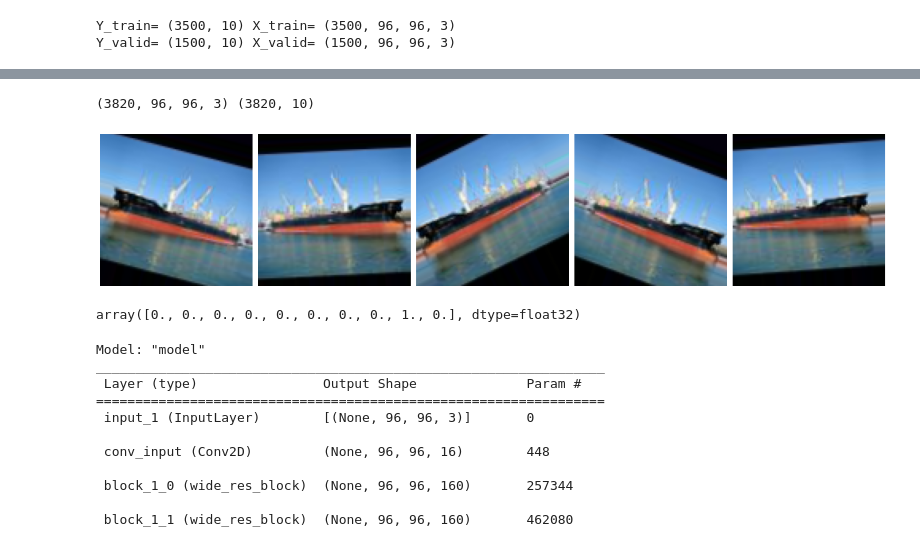
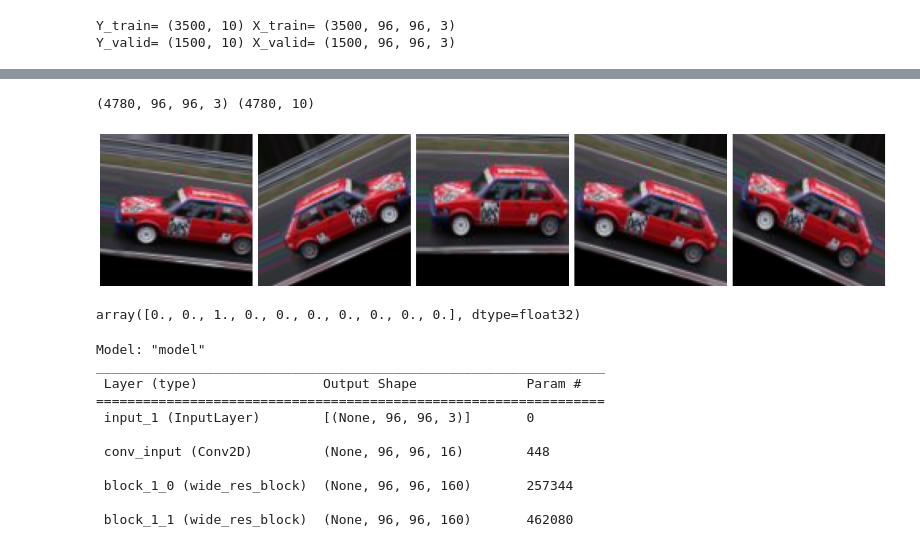
Before and after one commit to UMA314159/-morning4-Image-Classification, a Jupyter notebook: WideResNet.ipynb, the cells around one changed output, grey strips where cells are left out. Cells and saved outputs as stored; diff of their text form; code cells hidden in the pictures.

```diff
--- a/WideResNet.ipynb
+++ b/WideResNet.ipynb
@@ -122,7 +123,9 @@ image_gen = ImageDataGenerator(
     rotation_range=45, #45°回転
     horizontal_flip=True, #水平反転
     width_shift_range=0.1,
-    height_shift_range=0.1
+    height_shift_range=0.1,
+    shear_range=0.1,
+    zoom_range=0.1
 )
 
 #元となるデータ数を増やす
@@ -133,7 +136,7 @@ X = []
 #ラベルデータを格納
 Y = []
 
-for _ in range(10):
+for _ in range(20):
     #データ生成
     X_gen_new , y_gen_new = X_gen.__next__()
     #データを結合
@@ -159,7 +172,7 @@ X_train = X[-1]
 Y_train = Y[-1]
 print(X_train.shape , Y_train.shape)
 # %% [output]
-(3820, 96, 96, 3) (3820, 10)
+(4780, 96, 96, 3) (4780, 10)
 # %%
 #1行5列のグリッド形式で画像をプロットする関数
 def plotImages(images_arr):
@@ -173,14 +186,14 @@ def plotImages(images_arr):
 # %%
 #教師データをまとめる
 train_data_gen = image_gen.flow(X_train , Y_train , batch_size=32, shuffle=False)
-augmented_images = [train_data_gen[15][0][31] for i in range(5)]
+augmented_images = [train_data_gen[15][0][31] for i in range(10)]
 
 #表示
 plotImages(augmented_images)
 train_data_gen[15][1][31]
 # %% [output]
-[figure, old version]
+[figure, new version]
-array([0., 0., 0., 0., 0., 0., 0., 0., 1., 0.], dtype=float32)
+array([0., 0., 1., 0., 0., 0., 0., 0., 0., 0.], dtype=float32)
 # %%
 #検証データも教師データと同じ形へ変更
 valid_gen = ImageDataGenerator()
```
Also changed, not shown: parts of 8 cells of this notebook.
